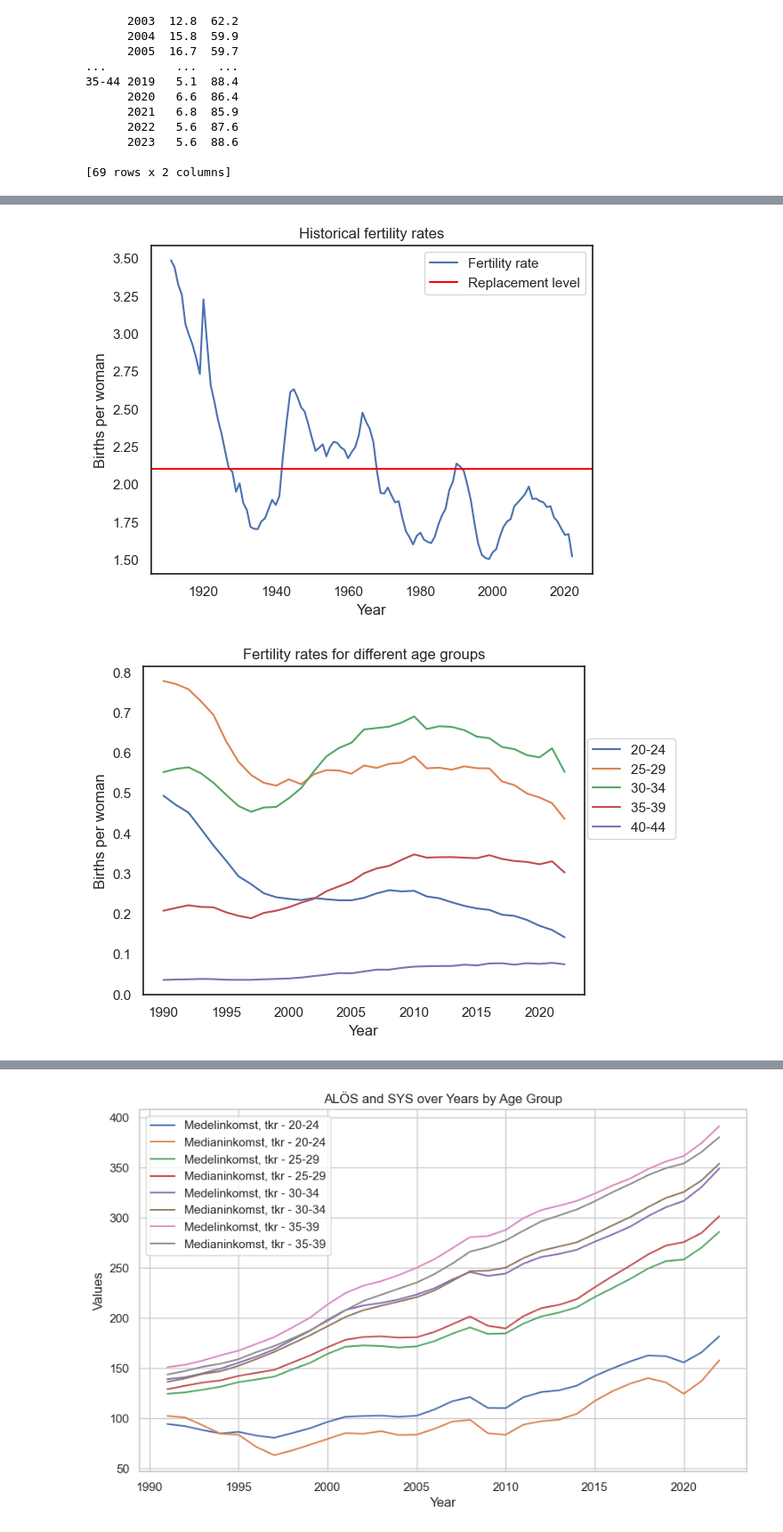
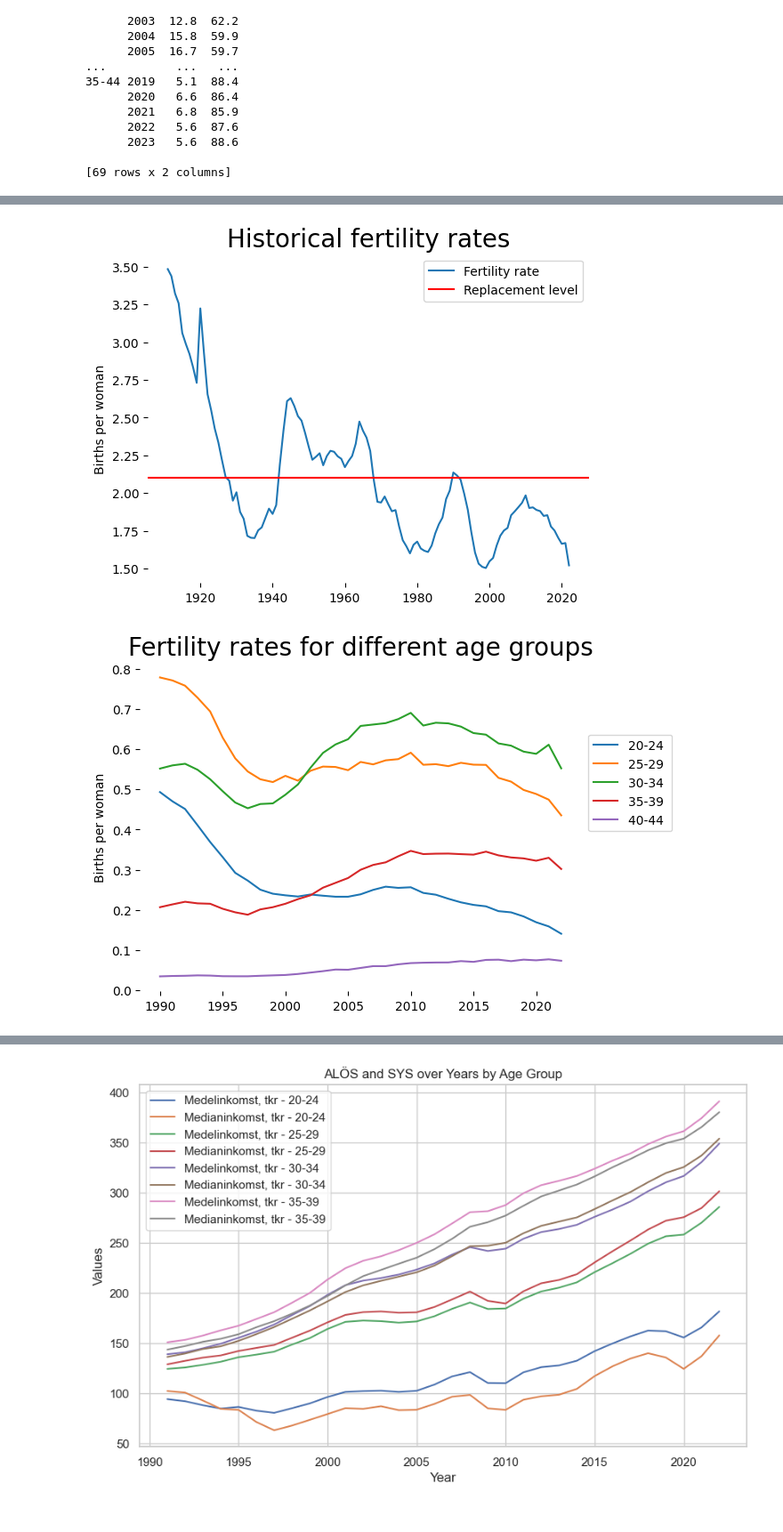
Before and after one commit to Luddenilsson/Demographics_visualization, a Jupyter notebook: Visualization.ipynb, the cells around one changed output, grey strips where cells are left out. Shown at 89% size. Saved outputs shown, nothing was run; the diff lists cells and outputs as text; code cells hidden in the pictures.

Commit message:
Updated the graphs

```diff
--- a/Visualization.ipynb
+++ b/Visualization.ipynb
@@ -112,24 +116,36 @@ fertility.plot()
 # %%
-(fertility['Summerad\nfruktsamhet2']/1000).plot(label='Fertility rate')
+(fertility['Summerad\r\nfruktsamhet2']/1000).plot(label='Fertility rate')
 plt.axhline(y=2.1, color='red', label='Replacement level')
 plt.legend()
-plt.xlabel('Year')
+plt.xlabel(None)
 plt.ylabel('Births per woman')
-plt.title('Historical fertility rates')
-plt.savefig('Graphs/fertility_rates.png')
+plt.title('Historical fertility rates', fontsize=20)
+sns.despine(top=True,
+    right=True,
+    left=True,
+    bottom=True,
+    offset=None,
+    trim=True)
+plt.savefig('Graphs/fertility_rates.png', transparent=True)
 plt.show()
 # %% [output]
-[figure, old version]
+[figure, new version]
 # %%
 (fertility[['20-24 ', '25-29 ', '30-34 ', '35-39 ', '40-44 ']].loc[1990:]/200).plot()
 plt.legend(loc='upper right', bbox_to_anchor=(1.22, 0.8))
-plt.xlabel('Year')
+plt.xlabel(None)
 plt.ylabel('Births per woman')
-plt.title('Fertility rates for different age groups')
-plt.savefig('Graphs/fertility_agegroups.png')
+plt.title('Fertility rates for different age groups', fontsize=20)
+sns.despine(top=True,
+    right=True,
+    left=True,
+    bottom=True,
+    offset=None,
+    trim=True)
+plt.savefig('Graphs/fertility_agegroups.png', bbox_inches='tight', transparent=True)
 plt.show()
 # %% [output]
-[figure, old version]
+[figure, new version]
 # %%
 house.plot()
 # %% [output]
```
Also changed, not shown: parts of 10 cells of this notebook, 9 other files.
